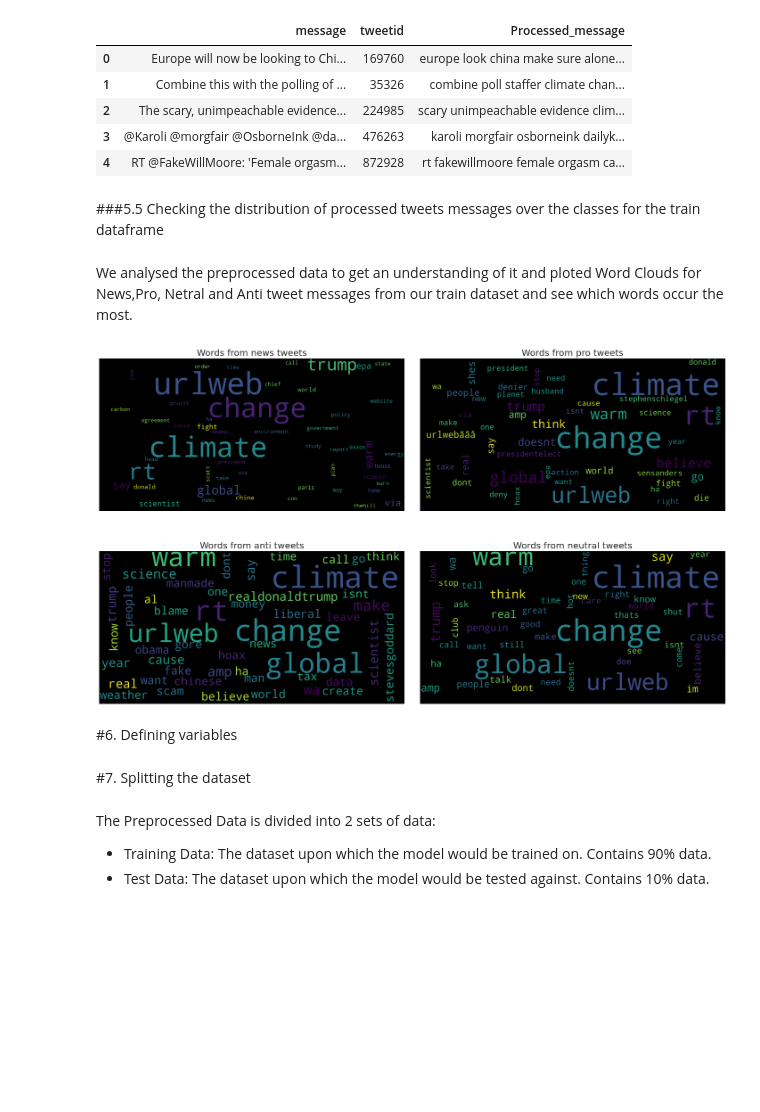
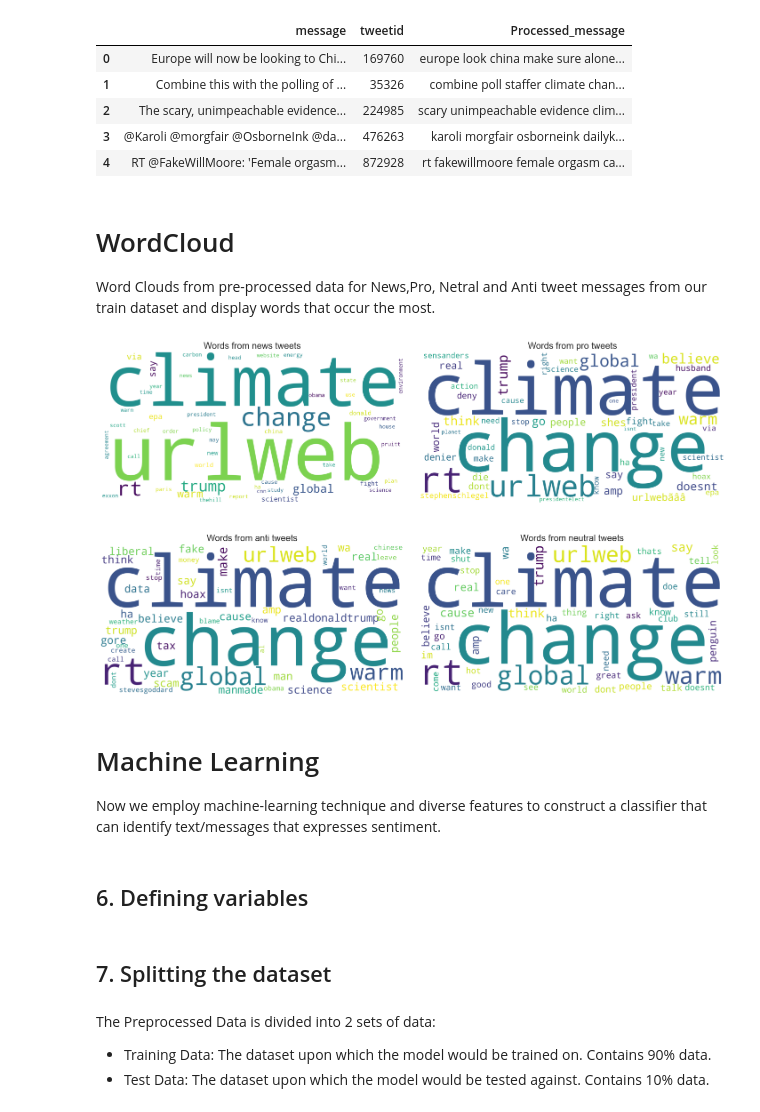
Before and after one commit to Yaya-T/Classic8, a Jupyter notebook: Classification.ipynb, the cells around one changed output. Drawn from its saved outputs; the diff is of its cells as text; code cells hidden in the pictures; blank space fills up the shorter version.

```diff
--- a/Classification.ipynb
+++ b/Classification.ipynb
@@ -208,10 +221,10 @@ test.head()
 | 2 | The scary, unimpeachable evidence... | 224985 | scary unimpeachable evidence clim... |
 | 3 | @Karoli @morgfair @OsborneInk @da... | 476263 | karoli morgfair osborneink dailyk... |
 | 4 | RT @FakeWillMoore: 'Female orgasm... | 872928 | rt fakewillmoore female orgasm ca... |
-# %% [markdown]
-###5.5 Checking the distribution of processed tweets messages over the classes for the train dataframe
 # %% [markdown]
-We analysed the preprocessed data to get an understanding of it and ploted Word Clouds for News,Pro, Netral and Anti tweet messages  from our train dataset and see which words occur the most.
+# WordCloud
+
+Word Clouds from pre-processed data for News,Pro, Netral and Anti tweet messages from our train dataset and display words that occur the most.
 # %%
 #Plotting word clouds
 news = train[train['sentiment'] == 2]['Processed_message']
@@ -226,9 +239,9 @@ neutral = [word for line in neutral for word in line.split()]
 Anti= [word for line in Anti for word in line.split()]
 
 news = WordCloud(
-    background_color='black',
+    background_color='white',
     max_words=50,
-    max_font_size=40,
+    max_font_size=100,
     scale=5,
     random_state=1,
     collocations=False,
@@ -236,9 +249,9 @@ news = WordCloud(
 ).generate(' '.join(news))
 
 pro = WordCloud(
-    background_color='black',
+    background_color='white',
     max_words=50,
-    max_font_size=40,
+    max_font_size=100,
     scale=5,
     random_state=1,
     collocations=False,
@@ -248,9 +261,9 @@ pro = WordCloud(
 
 
 neutral = WordCloud(
-    background_color='black',
+    background_color='white',
     max_words=50,
-    max_font_size=40,
+    max_font_size=100,
     scale=5,
     random_state=1,
     collocations=False,
@@ -259,9 +272,9 @@ neutral = WordCloud(
 
 
 Anti = WordCloud(
-    background_color='black',
+    background_color='white',
     max_words=50,
-    max_font_size=40,
+    max_font_size=100,
     scale=5,
     random_state=1,
     collocations=False,
@@ -269,36 +282,40 @@ Anti = WordCloud(
 ).generate(' '.join(Anti))
 
 
 fig, axs = plt.subplots(2, 2, figsize = (20, 12))
 # fig.suptitle('Clouds of polar words', fontsize = 30)
 fig.tight_layout(pad = 0)
 
 axs[0, 0].imshow(news)
 axs[0, 0].set_title('Words from news tweets', fontsize = 20)
 axs[0, 0].axis('off')
 # axs[0, 0].tight_layout(pad = 1)
 
 axs[0, 1].imshow(pro)
 axs[0, 1].set_title('Words from pro tweets', fontsize = 20)
 axs[0, 1].axis('off')
 # axs[0, 1].tight_layout(pad = 1)
 
 
 # axs[1, 0].tight_layout(pad = 1)
 axs[1, 0].imshow(Anti)
 axs[1, 0].set_title('Words from anti tweets', fontsize = 20)
 axs[1, 0].axis('off')
 
 axs[1, 1].imshow(neutral)
 axs[1, 1].set_title('Words from neutral tweets', fontsize = 20)
 axs[1, 1].axis('off')
 
 # axs[1, 0].tight_layout(pad = 1)
 plt.savefig('joint_cloud.png')
 # %% [output]
-[figure, old version]
+[figure, new version]
+# %% [markdown]
+# Machine Learning
+
+Now we employ machine-learning technique and diverse features to construct a classifier that can identify text/messages that expresses sentiment.
 # %% [markdown]
-#6. Defining variables
+## 6. Defining variables
 # %%
 #Independent feature of the train dataframe
 X=train['Processed_message']
@@ -307,7 +324,7 @@ y=train['sentiment']
 #Independent feature of test dataframe
 x_unseen=test['Processed_message'] #test independent feature
 # %% [markdown]
-#7. Splitting the dataset
+## 7. Splitting the dataset
 # %% [markdown]
 The Preprocessed Data is divided into 2 sets of data:
 
```
Also changed, not shown: parts of 33 cells of this notebook.
